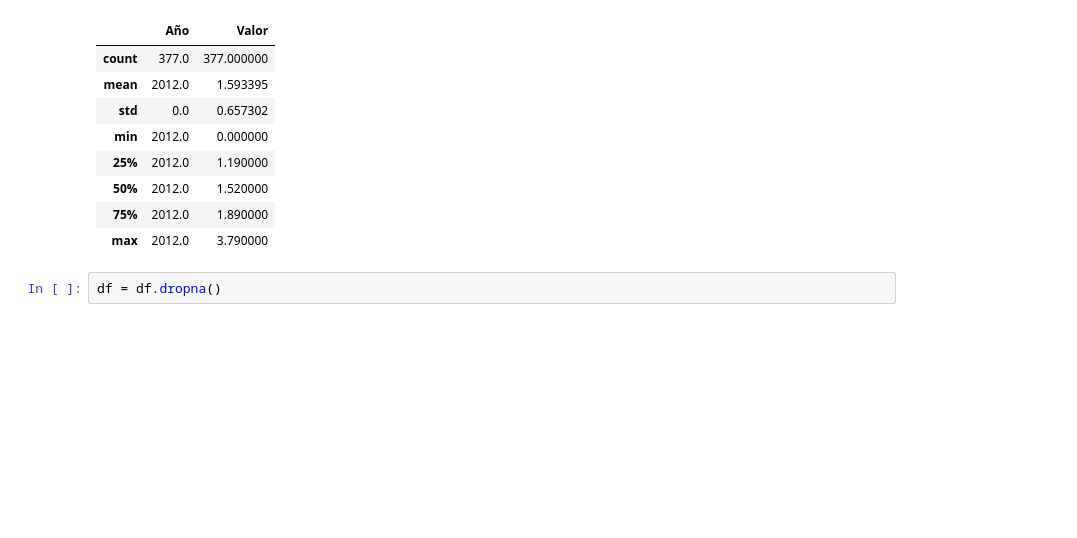
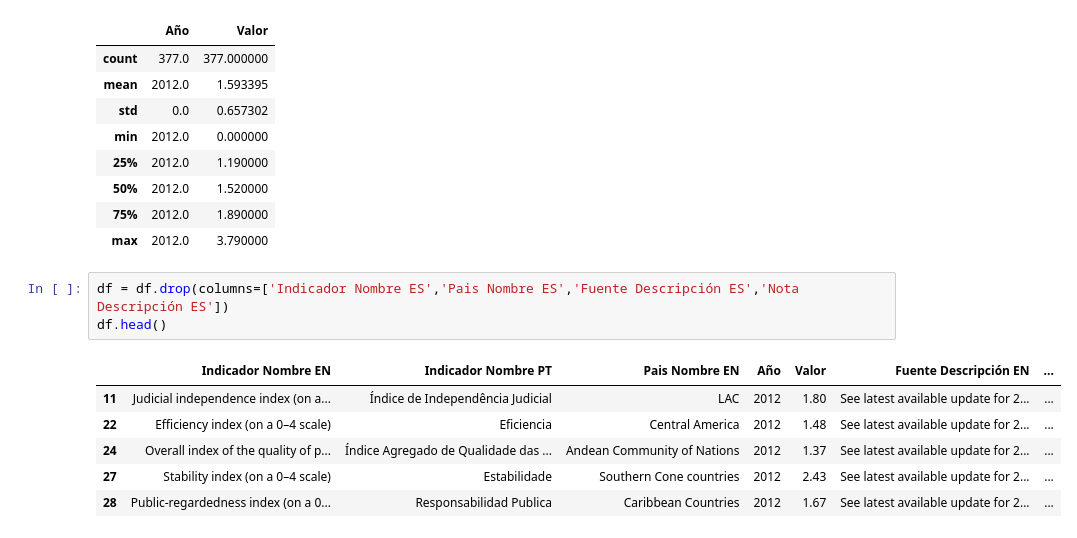
Before and after one commit to andreasoledadguerra/BID_Datasets, a Jupyter notebook: PoliticsOfpolicies2006.ipynb, the cells around one changed output. Cells and saved outputs as stored; diff of their text form; blank space fills up the shorter version.

```diff
--- a/PoliticsOfpolicies2006.ipynb
+++ b/PoliticsOfpolicies2006.ipynb
@@ -41,5 +41,13 @@ df.describe()
 | 50% | 2012.0 | 1.520000 |
 | 75% | 2012.0 | 1.890000 |
 | max | 2012.0 | 3.790000 |
-# %%
-df = df.dropna()
+# %%
+df = df.drop(columns=['Indicador Nombre ES','Pais Nombre ES','Fuente Descripción ES','Nota Descripción ES'])
+df.head()
+# %% [output]
+|  | Indicador Nombre EN | Indicador Nombre PT | Pais Nombre EN | Año | Valor | Fuente Descripción EN | ... |
+| 11 | Judicial independence index (on a... | Índice de Independência Judicial | LAC | 2012 | 1.80 | See latest available update for 2... | ... |
+| 22 | Efficiency index (on a 0–4 scale) | Eficiencia | Central America | 2012 | 1.48 | See latest available update for 2... | ... |
+| 24 | Overall index of the quality of p... | Índice Agregado de Qualidade das ... | Andean Community of Nations | 2012 | 1.37 | See latest available update for 2... | ... |
+| 27 | Stability index (on a 0–4 scale) | Estabilidade | Southern Cone countries | 2012 | 2.43 | See latest available update for 2... | ... |
+| 28 | Public-regardedness index (on a 0... | Responsabilidad Publica | Caribbean Countries | 2012 | 1.67 | See latest available update for 2... | ... |
```
Also changed, not shown: parts of 3 cells of this notebook.
